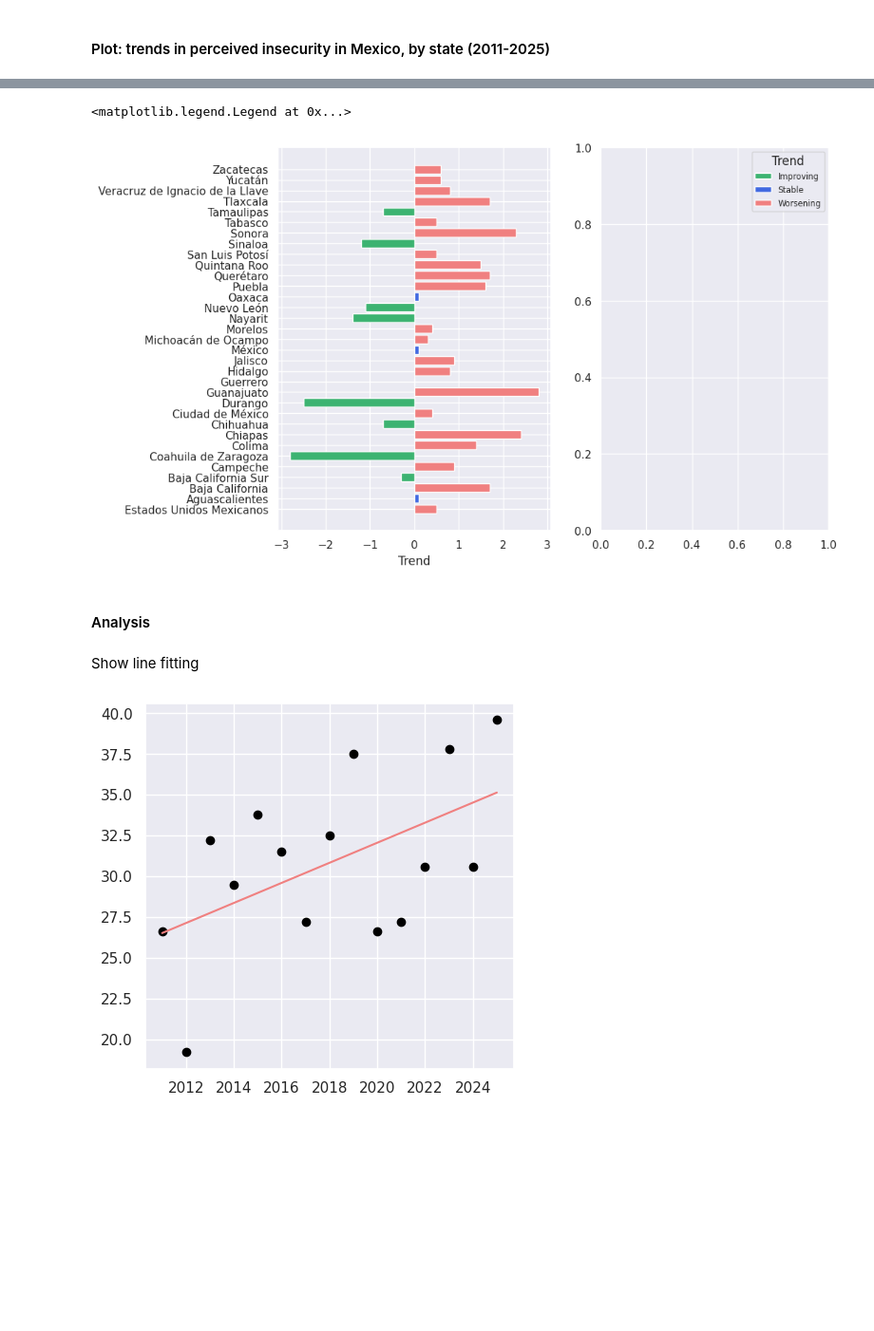
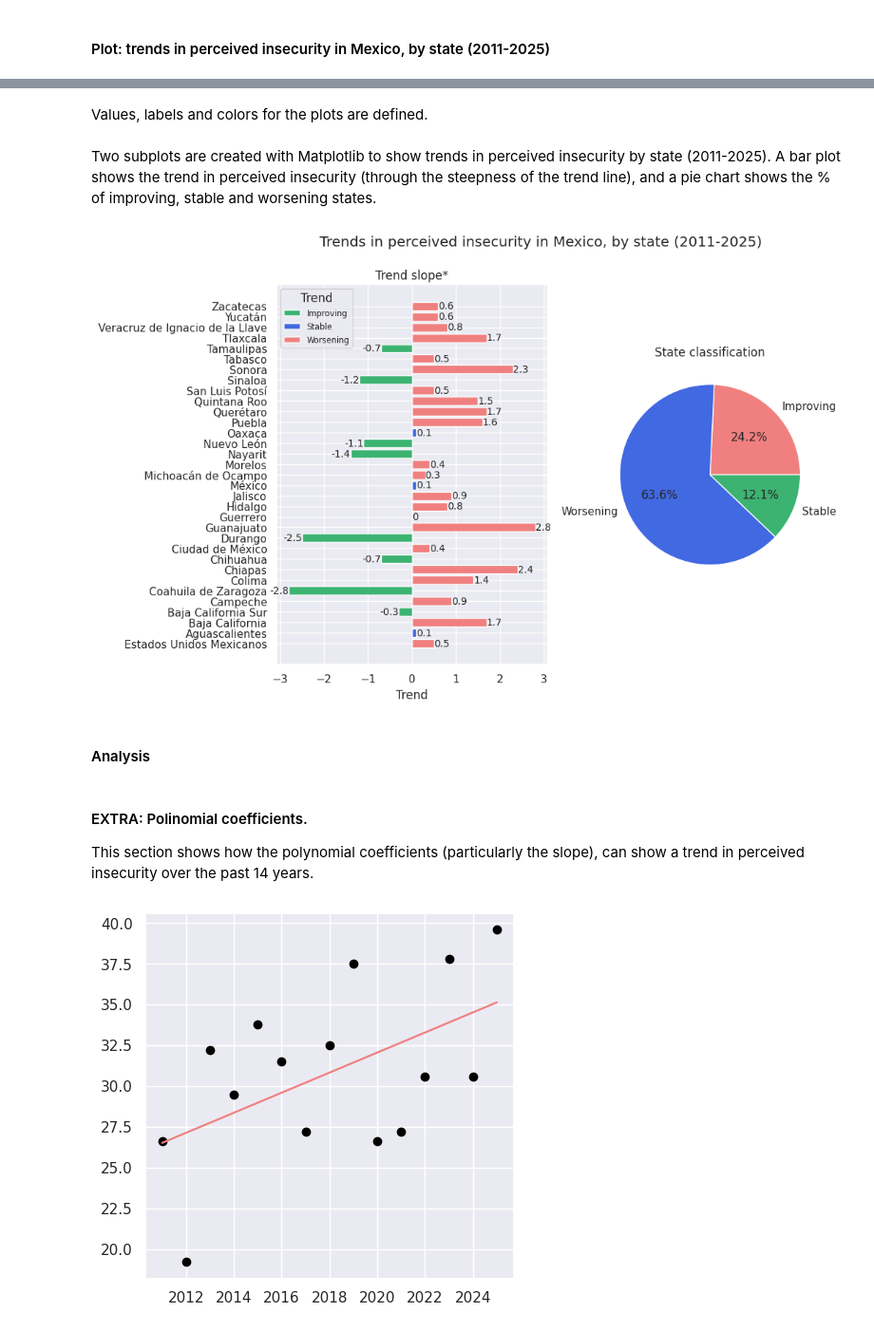
Before and after one commit to irenecelebrin/programming-for-data-analytics, a Jupyter notebook: project/project.ipynb, the cells around one changed output, grey strips where cells are left out. Shown at 95% size. Saved outputs shown, nothing was run; the diff lists cells and outputs as text; code cells hidden in the pictures; blank space fills up the shorter version.

Commit message:
analysis 4.3 again, pie npp polyfit

```diff
--- a/project/project.ipynb
+++ b/project/project.ipynb
@@ -770,18 +773,18 @@ Another possible way to assess trends in perceived insecurity would have been to
 # %% [markdown]
 For every state, the slope of the line fitting the data is calculated. The values are added to a new dataframe.
 # %%
-# calculate slopes using numpy.polyfit: https://numpy.org/doc/stable/reference/generated/numpy.polyfit.html
+# calculate slopes using numpy.polynomial.polyfit(): https://numpy.org/doc/stable/reference/generated/numpy.polyfit.html
 # create empty dataframe with state and slope columns. see: https://pandas.pydata.org/docs/reference/api/pandas.DataFrame.html
 slopes = pd.DataFrame(data= {'state' : [], 'slope' : []})
 
 for state in new_security_by_state:
-    slope = np.polyfit(years, new_security_by_state[state], 1)[0]
+    slope = npp.polyfit(years, new_security_by_state[state], 1)[1]
     slope = np.round(slope, decimals = 1)
     # append row to df slopes. see: https://www.geeksforgeeks.org/pandas/how-to-add-one-row-in-an-existing-pandas-dataframe/
     slopes.loc[len(slopes)] = [state, slope]
 
 # show dataframe
-#slopes.head(5)
+#slopes.head(3)
 # %% [markdown]
 Based on the value of the slope, the state's perceived security is classified as:
 
@@ -867,3 +831,13 @@ Text(0.5, 1.0, 'Trends in perceived insecurity from 2011 to 2025')
+# %% [markdown]
+Values, labels and colors for the plots are defined.
+# %%
+# count values. see: https://pandas.pydata.org/docs/reference/api/pandas.Series.str.count.html
+improving = slopes['trend'].str.count('improving').sum()
+worsening = slopes['trend'].str.count('worsening').sum()
+stable = slopes['trend'].str.count('stable').sum()
+
+labels = ['Improving', 'Worsening', 'Stable']
+values = [improving, worsening, stable]
 # %%
 # set colors, labels and theme
 # adapted from chatgpt: https://chatgpt.com/s/t_695d7ac65eec81918c09f5e427a27747
@@ -887,25 +861,37 @@ legend_elements = [
 
 # set seaborne theme
 sns.set_theme(rc={'figure.figsize':(5,5)},color_codes=True, palette= ['lightcoral', 'royalblue', 'mediumseagreen'])
+# %% [markdown]
+Two subplots are created with Matplotlib to show trends in perceived insecurity by state (2011-2025). A bar plot shows the trend in perceived insecurity (through the steepness of the trend line), and a pie chart shows the % of improving, stable and worsening states.
 # %%
 
 #https://stackoverflow.com/questions/10388462/matplotlib-different-size-subplots
 fig, axes = plt.subplots(1, 2, figsize=(10, 7), gridspec_kw={'width_ratios': [6, 5]})
 
+#https://matplotlib.org/stable/api/_as_gen/matplotlib.pyplot.barh.html
+p = axes[0].barh(slopes['state'], width = slopes['slope'], color = colors)
+axes[0].set_xlabel('Trend')
+#https://matplotlib.org/stable/api/_as_gen/matplotlib.axes.Axes.bar_label.html#matplotlib.axes.Axes.bar_label
+axes[0].bar_label(p,fontsize = 'small' )
+# https://matplotlib.org/stable/api/_as_gen/matplotlib.axes.Axes.legend.html
+axes[0].legend(handles=legend_elements, title="Trend", fontsize = 'x-small', loc = 'upper left')
+axes[0].set_title('Trend slope*')
 
-axes[0].barh(slopes['state'], width = slopes['slope'], color = colors)
-axes[0].set_xlabel('Trend')
-axes[1].pie()
+# https://matplotlib.org/stable/gallery/pie_and_polar_charts/pie_features.html
+axes[1].pie(values, labels = labels, autopct='%1.1f%%')
+axes[1].set_title('State classification')
 
-# https://matplotlib.org/stable/api/_as_gen/matplotlib.axes.Axes.legend.html
-plt.legend(handles=legend_elements, title="Trend", fontsize = 'x-small')
+
+plt.suptitle('Trends in perceived insecurity in Mexico, by state (2011-2025)')
+plt.show()
 # %% [output]
-<matplotlib.legend.Legend at 0x...>
-[figure, old version]
+[figure, new version]
 # %% [markdown]
 #### Analysis
-# %% [markdown]
-Show line fitting
+# %% [markdown]
+#### EXTRA: Polinomial coefficients.
+
+This section shows how the polynomial coefficients (particularly the slope), can show a trend in perceived insecurity over the past 14 years.
 # %%
 # source: https://share.google/aimode/XuLDKflJEzJ2EsR8y
 x = new_security_by_state.index.astype(int)
```
Also changed, not shown: parts of 5 cells of this notebook.
